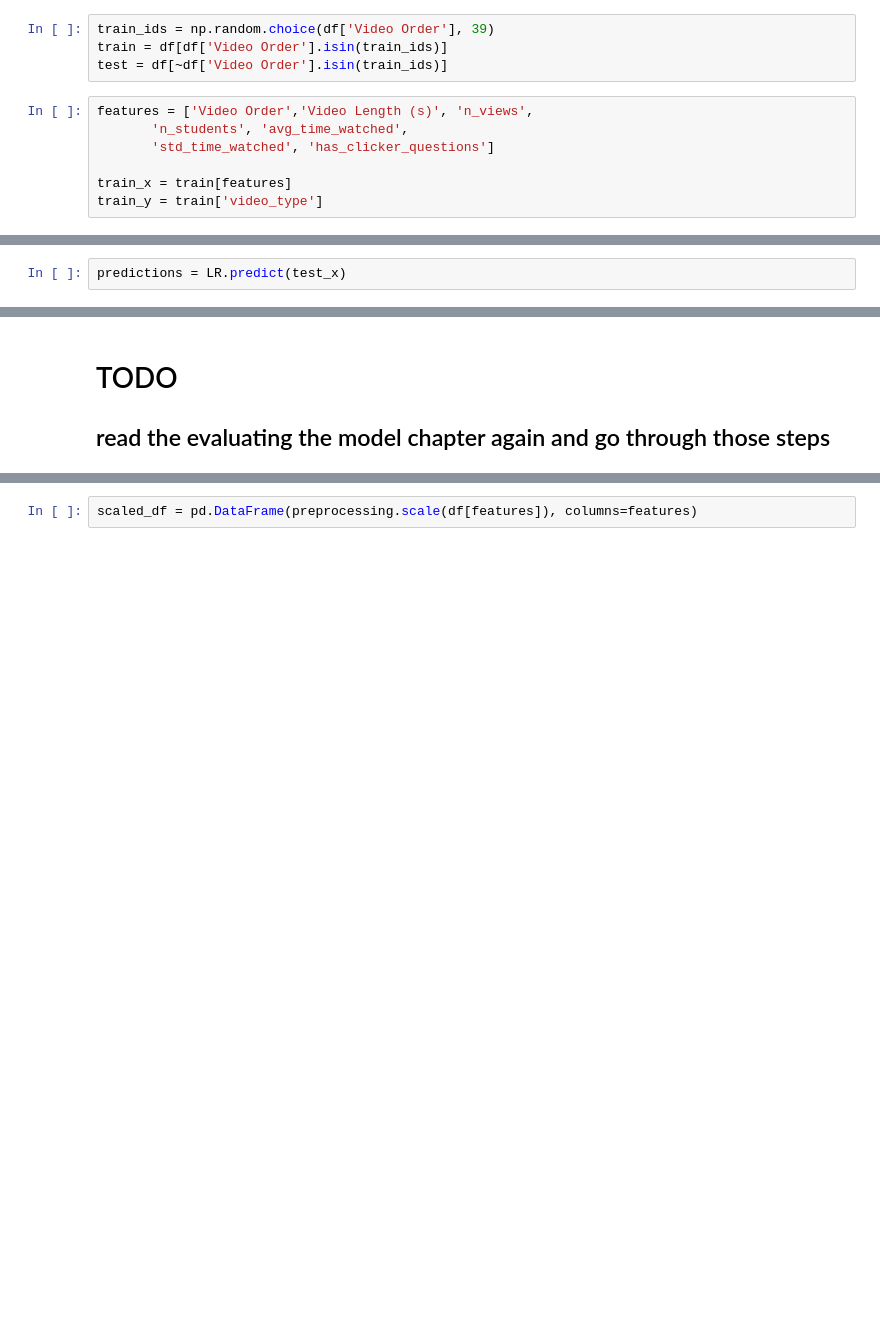
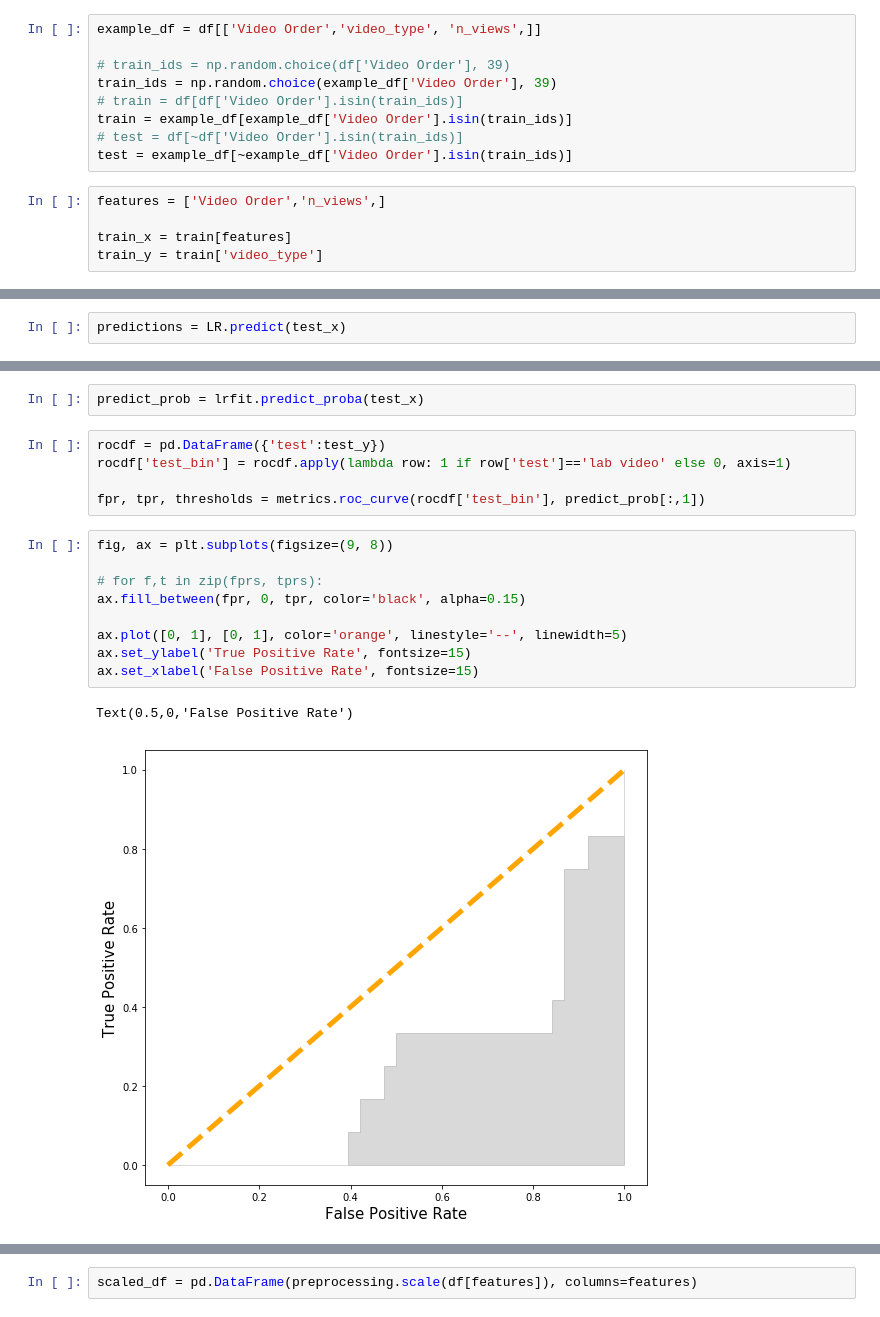
Before and after one commit to PERLMSU/quantitative-analysis-group, a Jupyter notebook: python/logistic regression - classifying video types.ipynb, the cells around one changed output, grey strips where cells are left out. Drawn from its saved outputs; the diff is of its cells as text; blank space fills up the shorter version.

```diff
--- a/python/logistic regression - classifying video types.ipynb
+++ b/python/logistic regression - classifying video types.ipynb
@@ -68,13 +69,16 @@ Index(['Video Order', 'Title', 'Video Length (s)', 'video_type', 'n_views',
 # %%
 LR = LogisticRegression()
 # %%
-train_ids = np.random.choice(df['Video Order'], 39)
-train = df[df['Video Order'].isin(train_ids)]
-test = df[~df['Video Order'].isin(train_ids)]
+example_df = df[['Video Order','video_type', 'n_views',]]
+
+# train_ids = np.random.choice(df['Video Order'], 39)
+train_ids = np.random.choice(example_df['Video Order'], 39)
+# train = df[df['Video Order'].isin(train_ids)]
+train = example_df[example_df['Video Order'].isin(train_ids)]
+# test = df[~df['Video Order'].isin(train_ids)]
+test = example_df[~example_df['Video Order'].isin(train_ids)]
 # %%
-features = ['Video Order','Video Length (s)', 'n_views',
-       'n_students', 'avg_time_watched',
-       'std_time_watched', 'has_clicker_questions']
+features = ['Video Order','n_views',]
 
 train_x = train[features]
 train_y = train['video_type']
@@ -97,4 +101,19 @@ array([[ 6,  1],
-# %% [markdown]
-# TODO
-
-## read the evaluating the model chapter again and go through those steps
+# %%
+predict_prob = lrfit.predict_proba(test_x)
+# %%
+rocdf = pd.DataFrame({'test':test_y})
+rocdf['test_bin'] = rocdf.apply(lambda row: 1 if row['test']=='lab video' else 0, axis=1)
+
+fpr, tpr, thresholds = metrics.roc_curve(rocdf['test_bin'], predict_prob[:,1])
+# %%
+fig, ax = plt.subplots(figsize=(9, 8))
+
+# for f,t in zip(fprs, tprs):
+ax.fill_between(fpr, 0, tpr, color='black', alpha=0.15)
+
+ax.plot([0, 1], [0, 1], color='orange', linestyle='--', linewidth=5)
+ax.set_ylabel('True Positive Rate', fontsize=15)
+ax.set_xlabel('False Positive Rate', fontsize=15)
+# %% [output]
+Text(0.5,0,'False Positive Rate')
+[figure, added]
```
Also changed, not shown: parts of 24 cells of this notebook.
